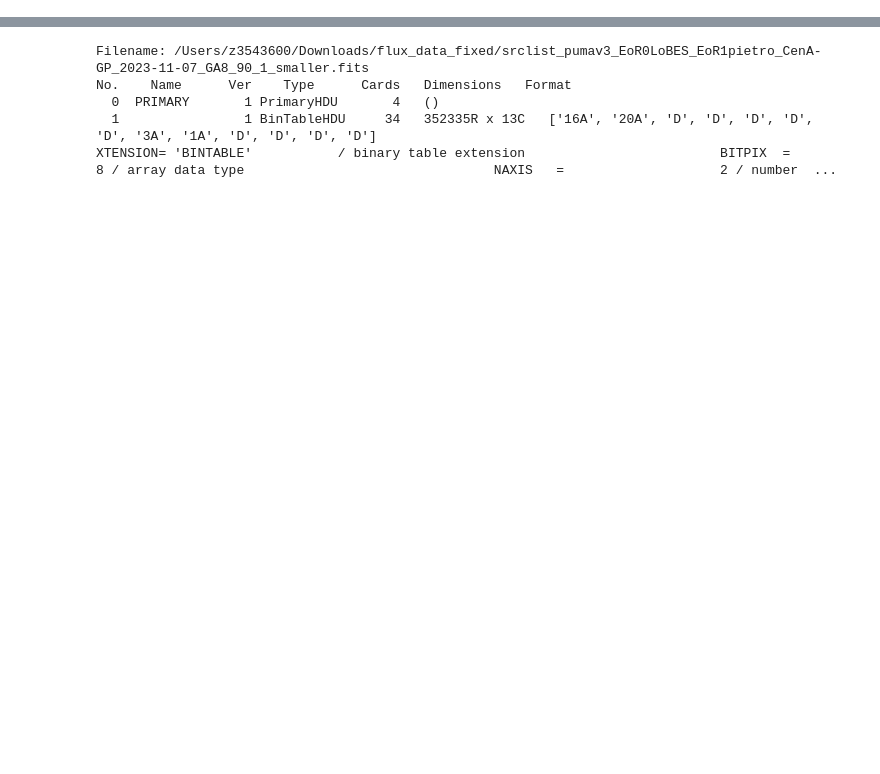
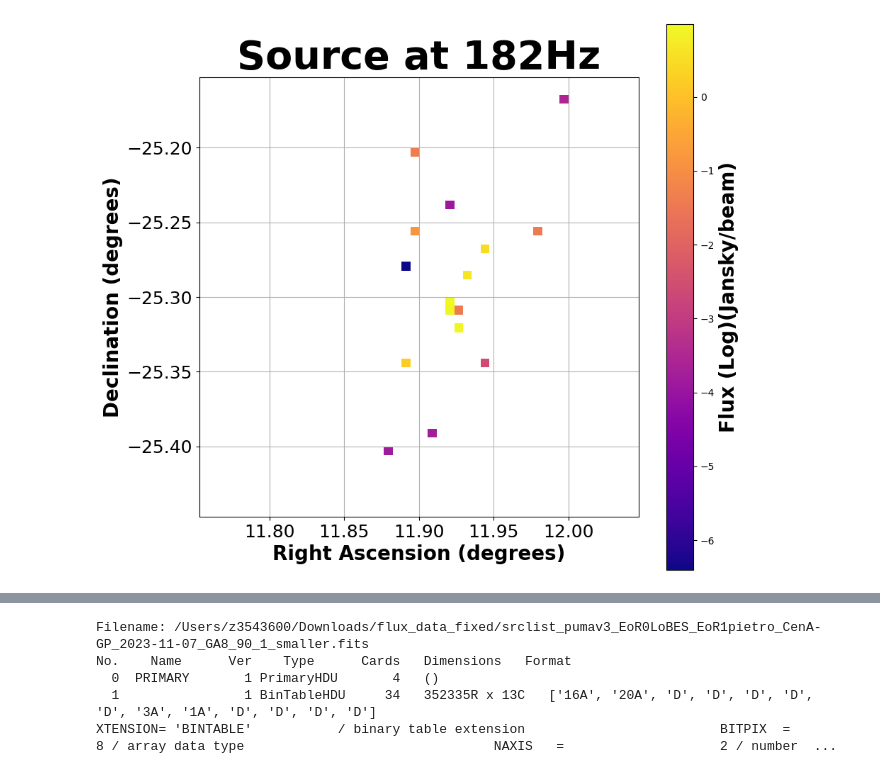
Before and after one commit to nicholebarry/MWA_data_analysis, a Jupyter notebook: notebooks/GA_sources.ipynb, the cells around one changed output, grey strips where cells are left out. Drawn from its saved outputs; the diff is of its cells as text; code cells hidden in the pictures; blank space fills up the shorter version.

```diff
--- a/notebooks/GA_sources.ipynb
+++ b/notebooks/GA_sources.ipynb
@@ -84,7 +84,7 @@ def pixelate(ra_zoom, dec_zoom, n_bins, ra_overall, dec_overall, eyed_overall, f
     ra_histogram = np.digitize(ra_overall,ra_bin_array)
 
     #Begin for loop over both dimensions of pixels, starting with ra
-    for bin_i in range(len(ra_bin_array) - 2):
+    for bin_i in range(len(ra_bin_array)):
 
         #Find the indices that fall into the current ra bin slice
         ra_inds = np.where(ra_histogram == bin_i)
@@ -97,7 +97,7 @@ def pixelate(ra_zoom, dec_zoom, n_bins, ra_overall, dec_overall, eyed_overall, f
         dec_histogram = np.digitize(dec_overall[ra_inds],dec_bin_array)
 
         #Begin for loop by dec over ra bin slice
-        for bin_j in range(len(dec_bin_array) - 2):
+        for bin_j in range(len(dec_bin_array)):
 
             #Find the indicies that fall into the current dec bin
             dec_inds = np.where(dec_histogram == bin_j)
@@ -178,7 +178,7 @@ for ra_zoom, dec_zoom in zip(ra_sources, dec_sources):
     kernel_sum = np.sum(kernel)
     print("ker", kernel_sum)
     print("flux sum: ", np.sum(pixels2))
-    conv_image = convolve2d(pixels2,kernel)
+    conv_image = convolve2d(pixels2,kernel, mode="same")
     print("tot flux", np.sum(conv_image))
 
 
@@ -189,6 +189,7 @@ for ra_zoom, dec_zoom in zip(ra_sources, dec_sources):
         for i, ra in enumerate(ra_pixel_centers):
             for j, dec in enumerate(dec_pixel_centers):
                 flux_value = conv_image[i, j]
+                #flux_value = pixels2[i, j]
             # Write the RA, Dec, and flux value to the file
                 file.write(f"{ra}, {dec}, {flux_value}\n")
 # %% [output]
@@ -309,20 +370,50 @@ for source_i in range(1):
 
     max_dec = np.max(np.array(dec_mm[source_i][1:], dtype=float))
     min_dec = np.min(np.array(dec_mm[source_i][1:], dtype=float))
-    print(min_ra, max_ra)
-    print(min_dec, max_dec)
+#     print(min_ra, max_ra)
+#     print(min_dec, max_dec)
 
-#     inds_source_i = np.where((new_catalog['ra'] > min_ra) & (new_catalog['ra'] < max_ra) &
+#    inds_source_i = np.where((new_catalog['ra'] > min_ra) & (new_catalog['ra'] < max_ra) &
 #                              (new_catalog['dec'] > min_dec) & (new_catalog['dec'] < max_dec))
 
     inds_source_i = np.where((new_catalog['UNQ_SOURCE_ID'] == 'COM004733-2517'))
+
+
+    n_bins_plot = 50
+    max_i = np.where(new_catalog['NORM_COMP_CPL'][inds_source_i] == np.nanmax(new_catalog['NORM_COMP_CPL'][inds_source_i]))
+    print(np.nanmax(new_catalog['NORM_COMP_CPL'][inds_source_i]),new_catalog['ra'][inds_source_i][max_i],new_catalog['dec'][inds_source_i][max_i])
+    pixels_source, ra_pixel_centers_source, dec_pixel_centers_source = pixelate(ra_sources[source_i], dec_sources[source_i], n_bins_plot, new_catalog['ra'][inds_source_i], new_catalog['dec'][inds_source_i], new_catalog['UNQ_SOURCE_ID'][inds_source_i], new_catalog['NORM_COMP_CPL'][inds_source_i])
+    #figsize scales the plot, in this case i chose 10,10 square so its relatively big and easy to see!
+    plt.figure(figsize=(1,1))
+# Plot the image with the specified background color
+    fig, ax = plt.subplots(figsize=(10, 10))
+    cax = ax.imshow(np.log(pixels_source), interpolation = "nearest", origin = "lower", cmap = "plasma",
+                extent=[ra_pixel_centers_source[0], ra_pixel_centers_source[-1],
+                        dec_pixel_centers_source[0], dec_pixel_centers_source[-1]])
+# Set labels and title with desired font sizes
+    ax.set_xlabel('Right Ascension (degrees)', fontweight='bold', size=20)
+    ax.set_ylabel('Declination (degrees)', fontweight='bold', size=20)
+    ax.set_title('Source at 182Hz', fontweight='bold', size=40)
+    plt.xticks(fontsize=18)
+    plt.yticks(fontsize=18)
+# Add colorbar
+    cbar = fig.colorbar(cax)
+    cbar.set_label('Flux (Log)(Jansky/beam)', size=20, fontweight='bold')
+# Add grid
+    ax.grid(True)
+# Show the plot
+    plt.show()
+
+
+
+
     alpha_pl = np.nanmean(new_catalog['ALPHA_PL'][inds_source_i])
     alpha_cpl = np.nanmean(new_catalog['ALPHA_CPL'][inds_source_i])
     alpha = np.nanmean([alpha_pl, alpha_cpl])
-    new_flux = flux_array * (200.0 / 182.435) ** alpha
-    print(inds_source_i)
+    new_flux = flux_array #* (200.0 / 182.435) ** alpha
+#     print(inds_source_i)
     print(np.nansum(new_flux), np.nansum([new_catalog['NORM_COMP_PL'][inds_source_i], new_catalog['NORM_COMP_CPL'][inds_source_i]]))
-    print(new_catalog['UNQ_SOURCE_ID'][inds_source_i])
+#     print(new_catalog['UNQ_SOURCE_ID'][inds_source_i])
 
     inds_keep = np.where((new_catalog['ra'] < min_ra) | (new_catalog['ra'] > max_ra) &
                         (new_catalog['dec'] < min_dec) | (new_catalog['dec'] > max_dec))
@@ -334,6 +425,36 @@ for source_i in range(1):
     new_ids = np.array(['GA' + str(i) for i in range(len(ra_array))])
     new_COMP_TYPE = np.array(['P' for i in range(len(ra_array))])
     new_MOD_TYPE = np.array(['pl' for i in range(len(ra_array))])
+
+
+
+
+    max_i = np.where(new_flux == np.nanmax(new_flux))
+    pixels_source, ra_pixel_centers_source, dec_pixel_centers_source = pixelate(ra_sources[source_i], dec_sources[source_i], n_bins_plot, ra_array, dec_array, new_ids, new_flux)
+    #figsize scales the plot, in this case i chose 10,10 square so its relatively big and easy to see!
+    plt.figure(figsize=(10,10))
+# Plot the image with the specified background color
+    fig, ax = plt.subplots(figsize=(10, 10))
+    cax = ax.imshow(np.log(pixels_source), interpolation = "nearest", origin = "lower", cmap = "plasma",
+                extent=[ra_pixel_centers_source[0], ra_pixel_centers_source[-1],
+                        dec_pixel_centers_source[0], dec_pixel_centers_source[-1]])
+# Set labels and title with desired font sizes
+    ax.set_xlabel('Right Ascension (degrees)', fontweight='bold', size=20)
+    ax.set_ylabel('Declination (degrees)', fontweight='bold', size=20)
+    ax.set_title('Source at 182Hz', fontweight='bold', size=40)
+
+    plt.xticks(fontsize=18)
+    plt.yticks(fontsize=18)
+# Add colorbar
+    cbar = fig.colorbar(cax)
+    cbar.set_label('Flux (Log)(Jansky/beam)', size=20, fontweight='bold')
+# Add grid
+    ax.grid(True)
+# Show the plot
+    plt.show()
+
+
+
 
     id_array = np.concatenate([new_catalog['UNQ_SOURCE_ID'][inds_keep], new_ids])
     ra_array = np.concatenate([new_catalog['ra'][inds_keep], ra_array])
@@ -420,10 +541,10 @@ new_hdu = fits.BinTableHDU.from_columns(cols)
 # Update the header to match the new columns
 new_hdu.header.extend(header, update=True)
 
-print(header)
+
 
 # Write the new FITS file
-new_file_path = '/Users/nicholebarry/MWA/data/Deconvolution/srclist_pumav3_EoR0LoBES_EoR1pietro_CenA-GP_2023-11-07_GA40_90_1_1e-5.fits'
+new_file_path = '/Users/nicholebarry/MWA/data/Deconvolution/srclist_pumav3_EoR0LoBES_EoR1pietro_CenA-GP_2023-11-07_GA40_90_1_1e-5_ns.fits'
 new_hdu.writeto(new_file_path, overwrite=True)
 # %% [output]
 Filename: /Users/nicholebarry/MWA/data/Deconvolution/srclist_pumav3_EoR0LoBES_EoR1pietro_CenA-GP_2023-11-07.fits
@@ -445,0 +558 @@ XTENSION= 'BINTABLE'           / binary table extension
+[figure, added]
```
Also changed, not shown: parts of 4 cells of this notebook.
